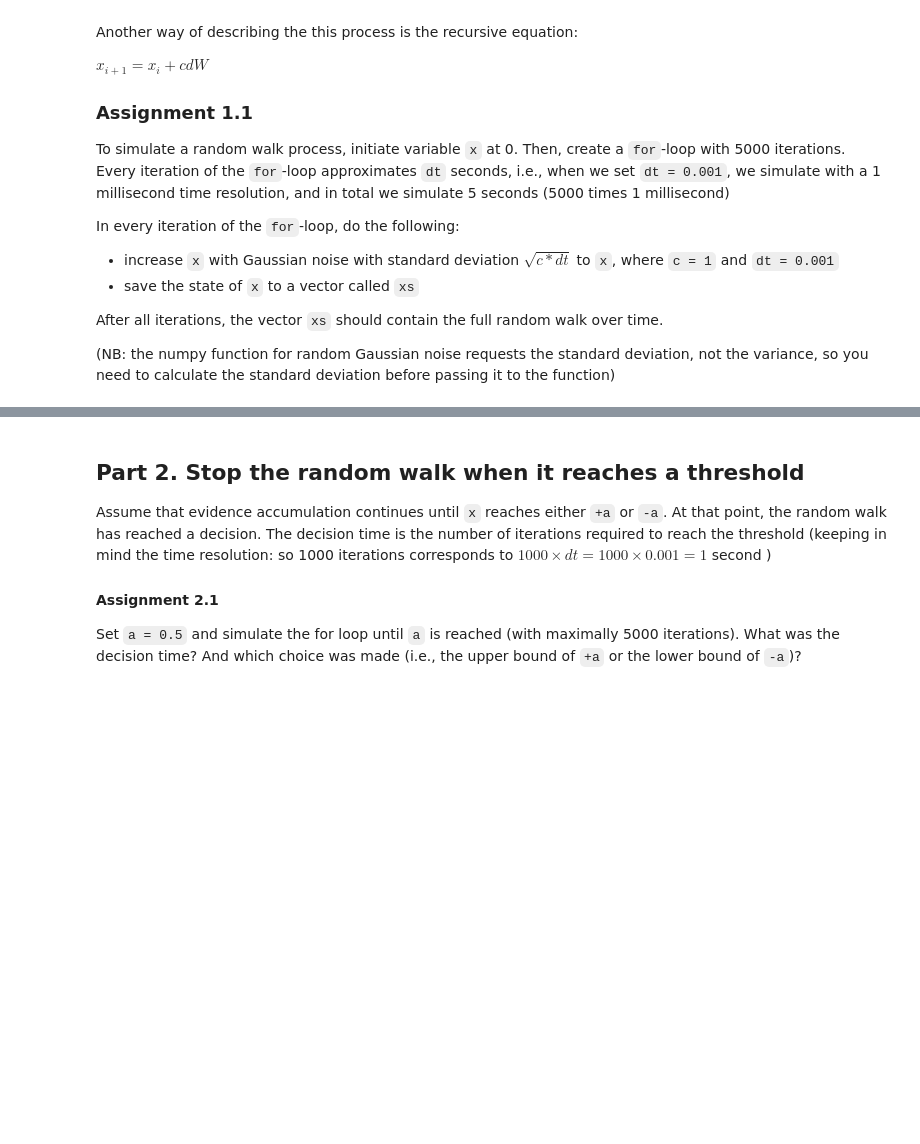
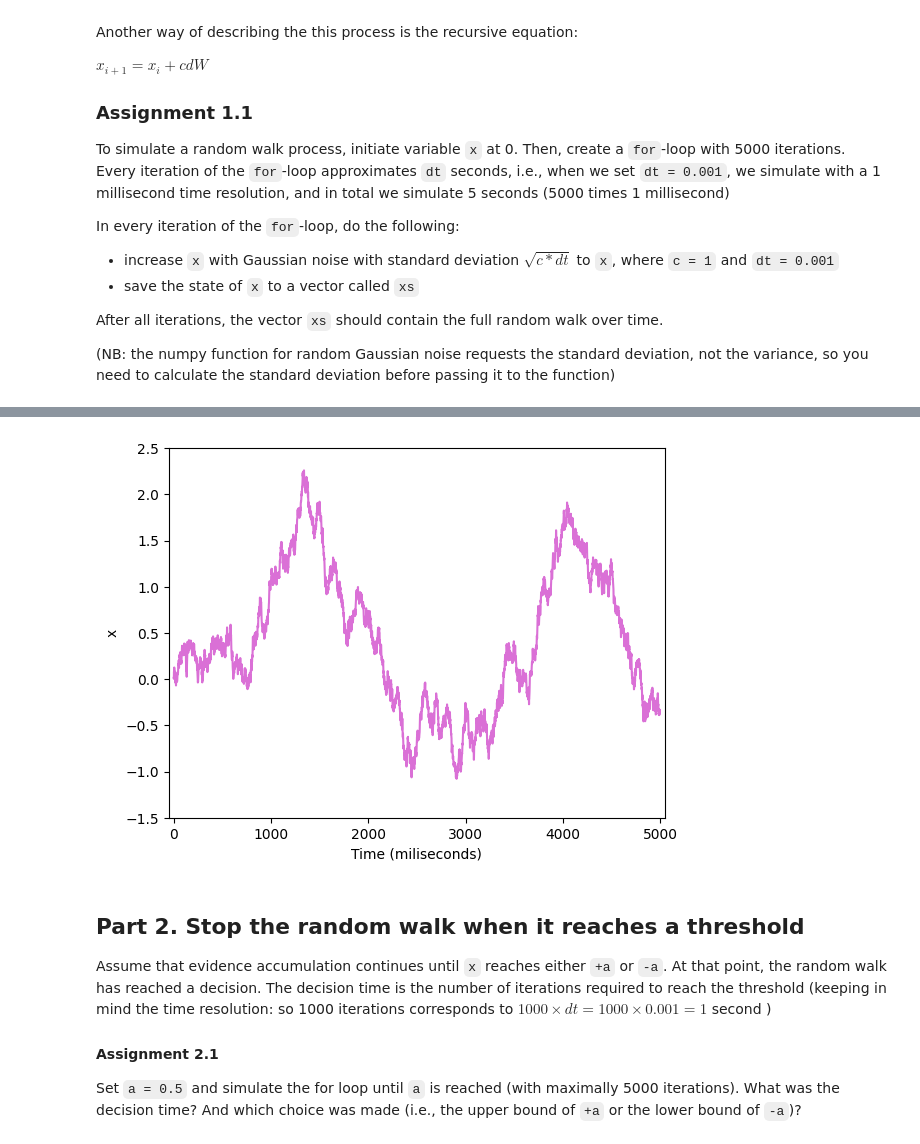
Before and after one commit to miavangellecum/cognition-and-computation, a Jupyter notebook: decisionmaking/eam.ipynb, the cells around one changed output, grey strips where cells are left out. Cells and saved outputs as stored; diff of their text form; code cells hidden in the pictures; blank space fills up the shorter version.

```diff
--- a/decisionmaking/eam.ipynb
+++ b/decisionmaking/eam.ipynb
@@ -72,16 +72,15 @@ After all iterations, the vector `xs` should contain the full random walk over t
 np.random.seed(5)  # don't remove this -- this makes sure the random noise is the same every time you call this function
 
 ## your code here
-x = 0
-dt = 0.001
-c = 1
-xs = []
-for i in range(5000):
+def random_walk(c=1, dt=0.001):
+    x = 0
+    xs = []
+    for i in range(5000):
+        x += np.random.normal(0, np.sqrt(c*dt))
+        xs.append(x)
 
-    x += np.random.normal(0, np.sqrt(c*dt))
-    xs.append(x)
-
-xs = np.array(xs)
+    xs = np.array(xs)
+    return xs
 # %% [markdown]
 #### Assignment 1.2
 After the loop, plot `xs` to visualize the random walk across time. If you implement it correctly, it should look like this:      <figure>
@@ -90,21 +89,23 @@ After the loop, plot `xs` to visualize the random walk across time. If you imple
 # %%
 ## your code here
 def plot_xs(xs, label=None):
     data = xs.copy()
     xpoints = []
     ypoints = []
     for i,x in enumerate(xs):
         xpoints.append(i)
         ypoints.append(x)
     plt.plot([0,5000], [0,0], linestyle='--', color='white')
     plt.plot(xpoints,ypoints,'-', color='orchid')
     plt.xlabel("Time (miliseconds)")
     plt.ylabel("x")
     plt.xlim(-50, 5050)
     plt.ylim(-1.5, 2.5)
     plt.show()
 
-plot_xs(xs, "Simulated walk")
+plot_xs(random_walk(), "Simulated walk")
+# %% [output]
+[figure, added]
 # %% [markdown]
 ## Part 2. Stop the random walk when it reaches a threshold
 
```
Also changed, not shown: parts of 4 cells of this notebook.
